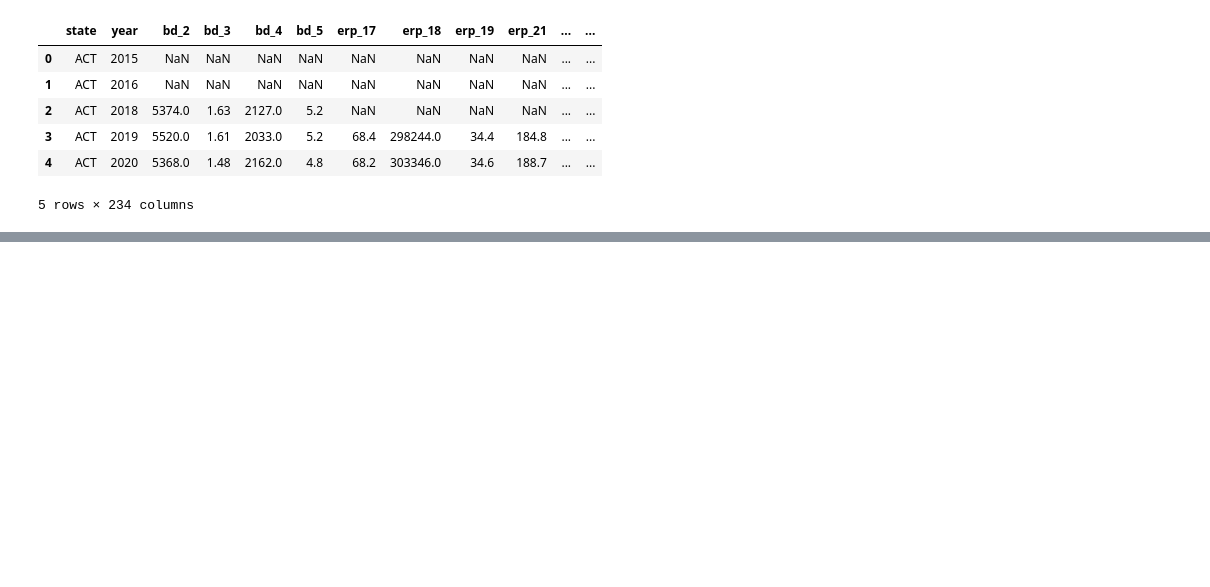
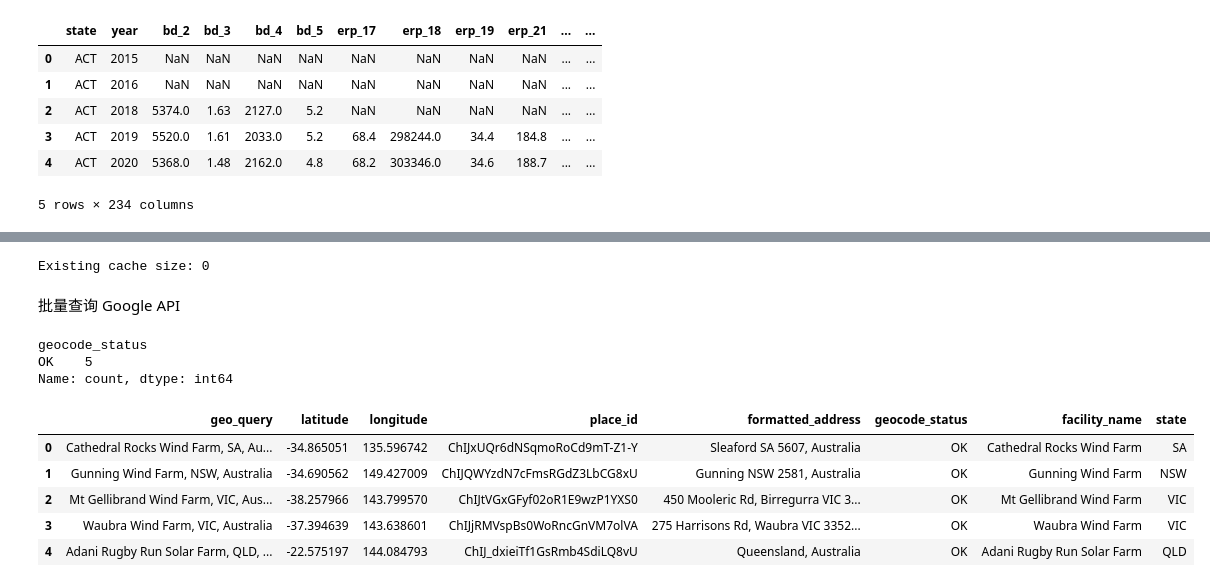
Before and after one commit to yusen0723/5339_A1, a Jupyter notebook: 5339.ipynb, the cells around one changed output, grey strips where cells are left out. Cells and saved outputs as stored; diff of their text form; code cells hidden in the pictures; blank space fills up the shorter version.

```diff
--- a/5339.ipynb
+++ b/5339.ipynb
@@ -558,0 +852,16 @@ df_abs_wide.to_csv("cleaned/cleaned_abs_wide.csv", index=False)
+# %%
+df_nger_geo["geo_query"] = (
+    df_nger_geo[facility_col].astype(str).str.strip()
+    + ", "
+    + df_nger_geo[state_col].astype(str).str.strip()
+    + ", Australia"
+)
+
+unique_facilities = (
+    df_nger_geo[[facility_col, state_col, "geo_query"]]
+    .drop_duplicates()
+    .reset_index(drop=True)
+)
+
+print("Unique facility queries:", len(unique_facilities))
+unique_facilities.head()
@@ -558,0 +876,45 @@ df_abs_wide.to_csv("cleaned/cleaned_abs_wide.csv", index=False)
+# %%
+import os
+import json
+
+cache_path = "cleaned/nger_google_geocode_cache.json"
+
+if os.path.exists(cache_path):
+    with open(cache_path, "r", encoding="utf-8") as f:
+        geocode_cache = json.load(f)
+else:
+    geocode_cache = {}
+
+print("Existing cache size:", len(geocode_cache))
+# %% [output]
+Existing cache size: 0
+# %% [markdown]
+批量查询 Google API
+# %%
+from tqdm import tqdm
+
+# 先只测试前 5 条
+test_facilities = unique_facilities.head(5).copy()
+#测试成功删除上条代码，下面的 test_facilities 替换成 unique_facilities 就可以对所有设施进行 geocoding
+results = []
+
+for _, row in tqdm(test_facilities.iterrows(), total=len(test_facilities), desc="Testing NGER geocoding"):
+    result = query_facility(row[facility_col], row[state_col])
+    result[facility_col] = row[facility_col]
+    result[state_col] = row[state_col]
+    results.append(result)
+
+df_nger_geocode_results = pd.DataFrame(results)
+
+print(df_nger_geocode_results["geocode_status"].value_counts(dropna=False))
+df_nger_geocode_results.head()
+# %% [output]
+geocode_status
+OK    5
+Name: count, dtype: int64
+|  | geo_query | latitude | longitude | place_id | formatted_address | geocode_status | facility_name | state |
+| 0 | Cathedral Rocks Wind Farm, SA, Au... | -34.865051 | 135.596742 | ChIJxUQr6dNSqmoRoCd9mT-Z1-Y | Sleaford SA 5607, Australia | OK | Cathedral Rocks Wind Farm | SA |
+| 1 | Gunning Wind Farm, NSW, Australia | -34.690562 | 149.427009 | ChIJQWYzdN7cFmsRGdZ3LbCG8xU | Gunning NSW 2581, Australia | OK | Gunning Wind Farm | NSW |
+| 2 | Mt Gellibrand Wind Farm, VIC, Aus... | -38.257966 | 143.799570 | ChIJtVGxGFyf02oR1E9wzP1YXS0 | 450 Mooleric Rd, Birregurra VIC 3... | OK | Mt Gellibrand Wind Farm | VIC |
+| 3 | Waubra Wind Farm, VIC, Australia | -37.394639 | 143.638601 | ChIJjRMVspBs0WoRncGnVM7olVA | 275 Harrisons Rd, Waubra VIC 3352... | OK | Waubra Wind Farm | VIC |
+| 4 | Adani Rugby Run Solar Farm, QLD, ... | -22.575197 | 144.084793 | ChIJ_dxieiTf1GsRmb4SdiLQ8vU | Queensland, Australia | OK | Adani Rugby Run Solar Farm | QLD |
```
Also changed, not shown: parts of 12 cells of this notebook, 1 other file.
